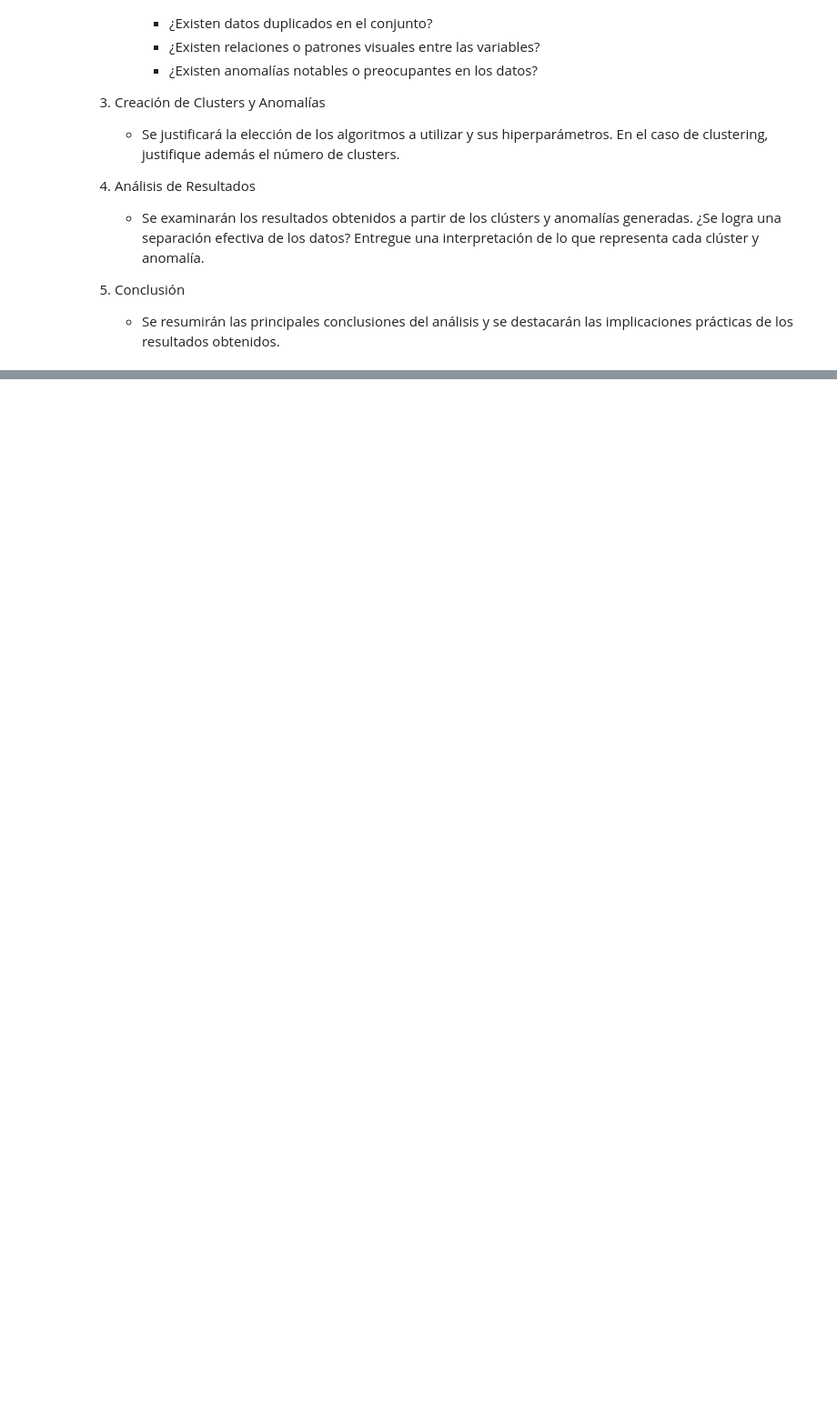
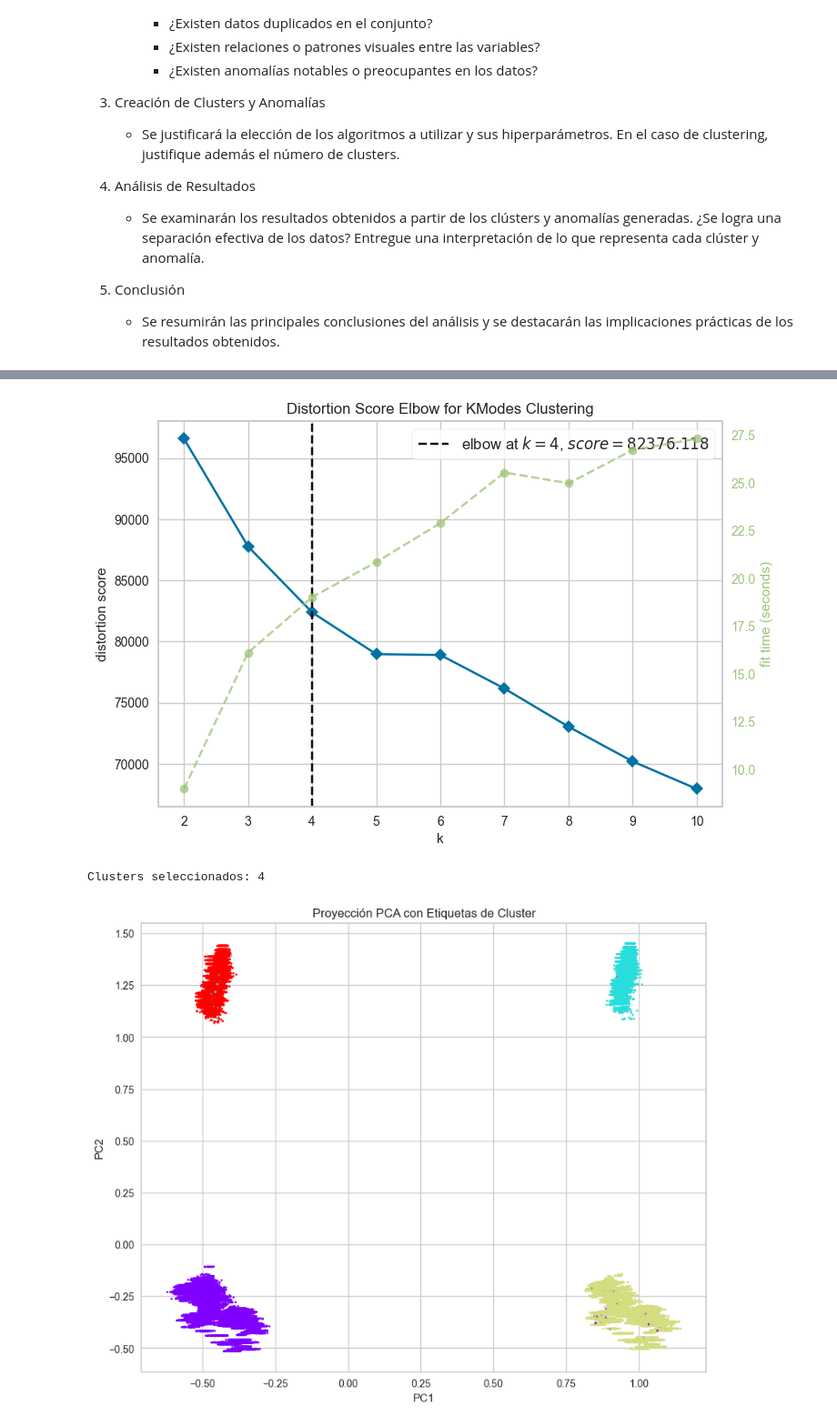
Before and after one commit to eduardomoyab/MDS7202_1, a Jupyter notebook: Proyecto1/Proyecto_enunciado.ipynb, the cells around one changed output, grey strips where cells are left out. Shown at 91% size. Cells and saved outputs as stored; diff of their text form; code cells hidden in the pictures; blank space fills up the shorter version.

```diff
--- a/Proyecto1/Proyecto_enunciado.ipynb
+++ b/Proyecto1/Proyecto_enunciado.ipynb
@@ -699,0 +997,8 @@ Es importante recordar que estas hipótesis son suposiciones iniciales y que los
+# %%
+datos = data.copy()
+clase = Profiler(datos)
+data_clusters = clase.make_clusters(KModes)
+# %% [output]
+[figure, added]
+Clusters seleccionados: 4
+[figure, added]
```
Also changed, not shown: parts of 38 cells of this notebook, 25 other files.
